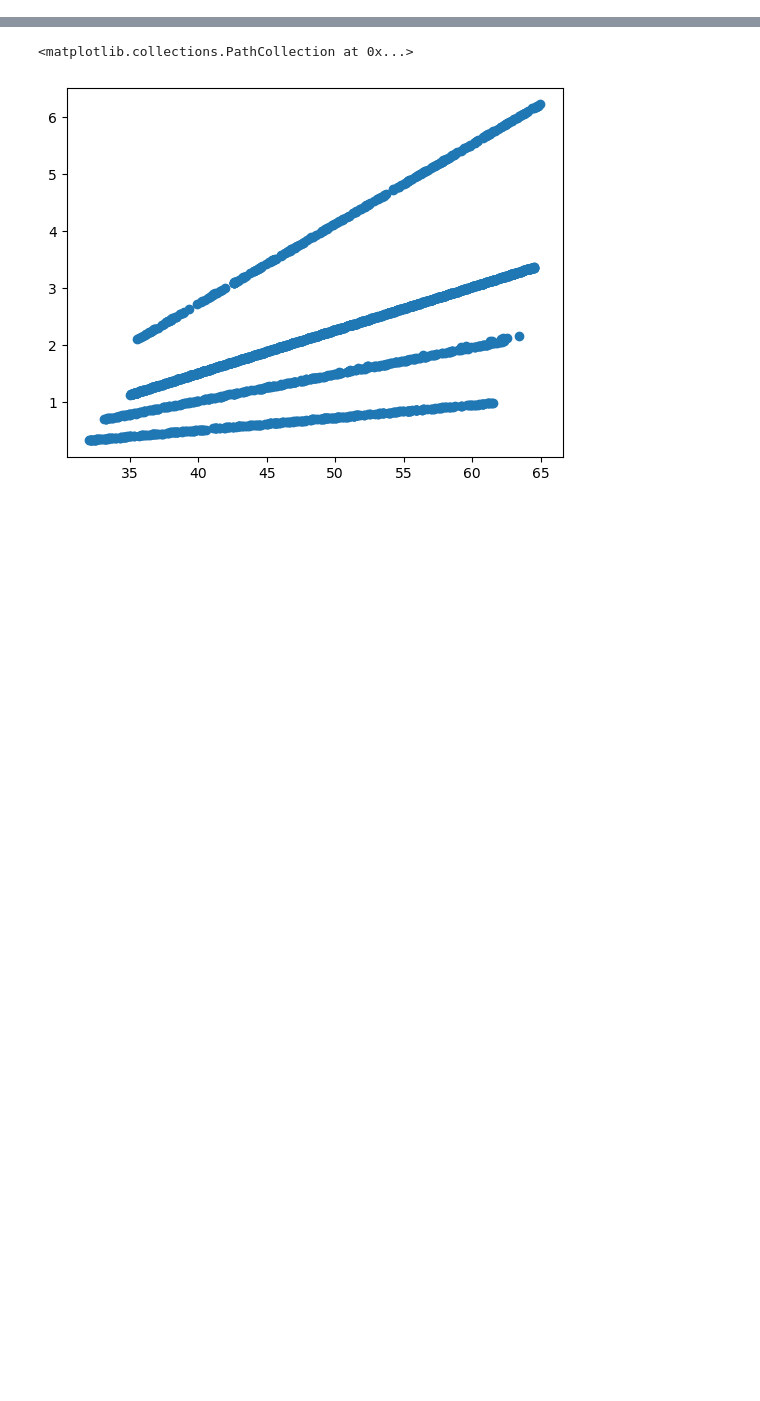
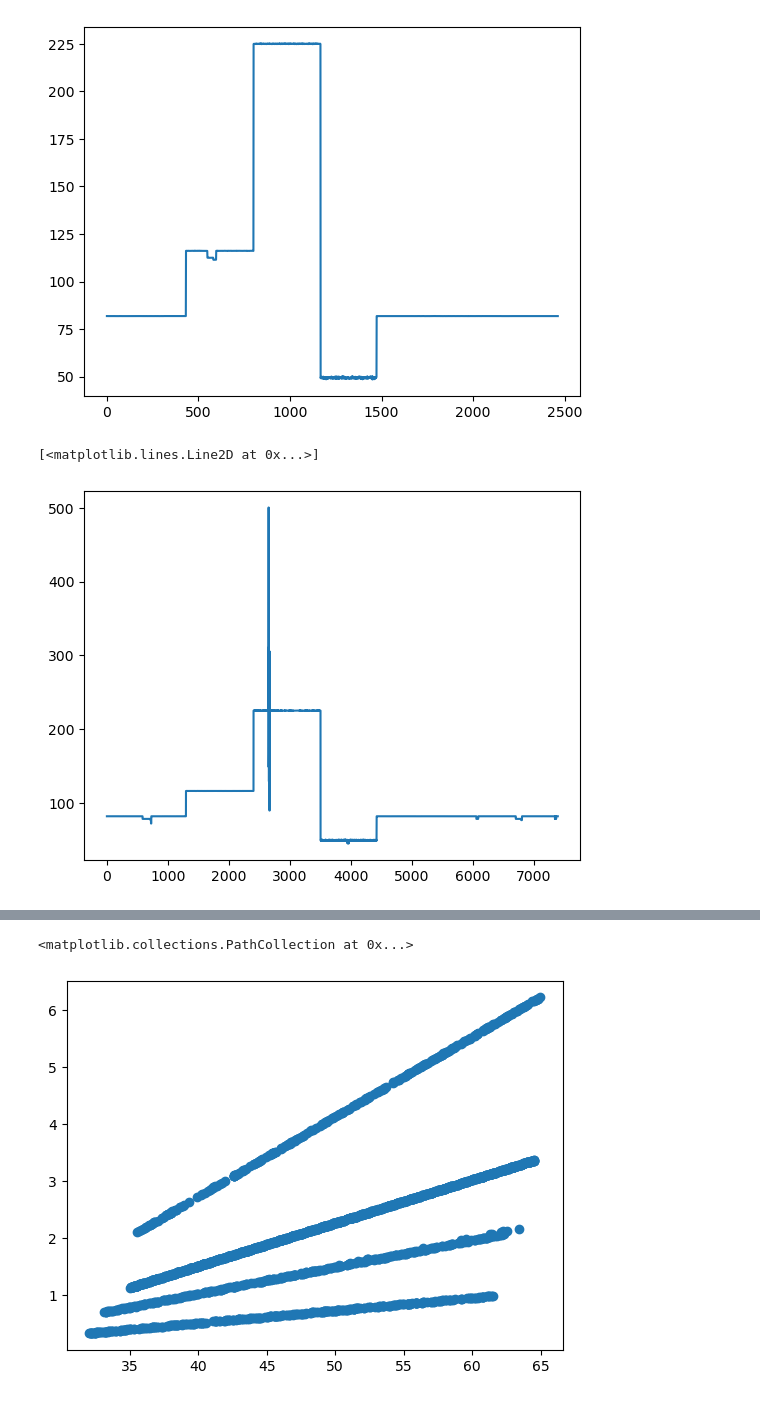
Before and after one commit to jjh0987/MyProject, a Jupyter notebook: pythonProject/AI_factory/2023_ai_spark/2023-04-14.ipynb, the cells around one changed output, grey strips where cells are left out. Drawn from its saved outputs; the diff is of its cells as text; code cells hidden in the pictures; blank space fills up the shorter version.

```diff
--- a/pythonProject/AI_factory/2023_ai_spark/2023-04-14.ipynb
+++ b/pythonProject/AI_factory/2023_ai_spark/2023-04-14.ipynb
@@ -52,0 +69,10 @@ train_type[0]
+# %%
+tar1 = train['motor_rpm']/train['motor_current']
+tar2 = test['motor_rpm']/test['motor_current']
+plt.plot(tar1)
+plt.show()
+plt.plot(tar2)
+# %% [output]
+[figure, added]
+[<matplotlib.lines.Line2D at 0x...>]
+[figure, added]
```
Also changed, not shown: parts of 14 cells of this notebook, 2 other files.
